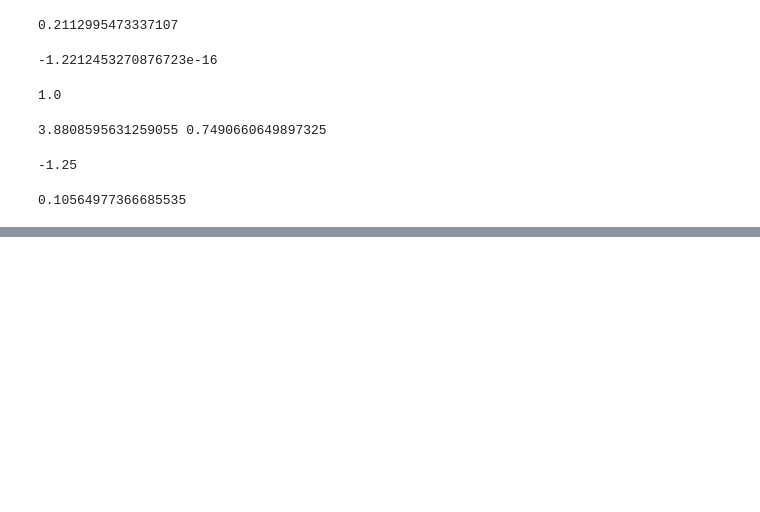
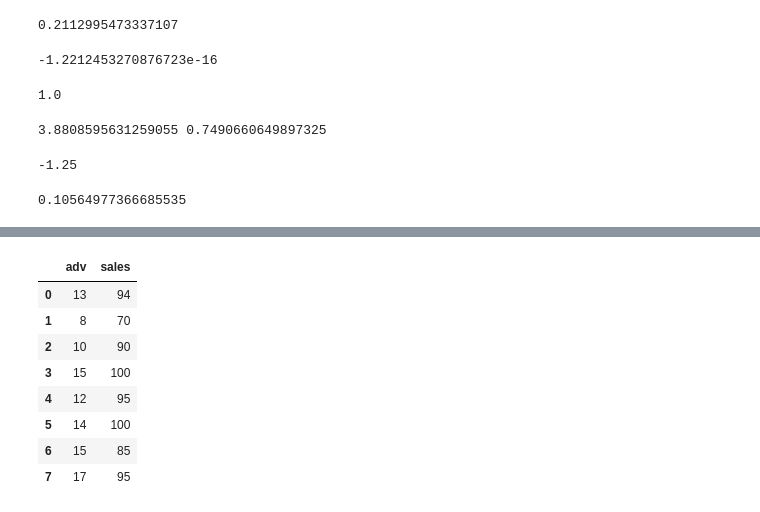
Before and after one commit to OHoRaaa/statistics, a Jupyter notebook: (2022.05.17 - 1) python_stats.ipynb, the cells around one changed output, grey strips where cells are left out. Cells and saved outputs as stored; diff of their text form; code cells hidden in the pictures; blank space fills up the shorter version.

```diff
--- a/(2022.05.17 - 1) python_stats.ipynb
+++ b/(2022.05.17 - 1) python_stats.ipynb
@@ -540,0 +786,13 @@ z_dist.cdf(z3)
+# %%
+df = pd.DataFrame({'adv' : adv, 'sales' : sales})
+df
+# %% [output]
+|  | adv | sales |
+| 0 | 13 | 94 |
+| 1 | 8 | 70 |
+| 2 | 10 | 90 |
+| 3 | 15 | 100 |
+| 4 | 12 | 95 |
+| 5 | 14 | 100 |
+| 6 | 15 | 85 |
+| 7 | 17 | 95 |
```
Also changed, not shown: parts of 58 cells of this notebook.
